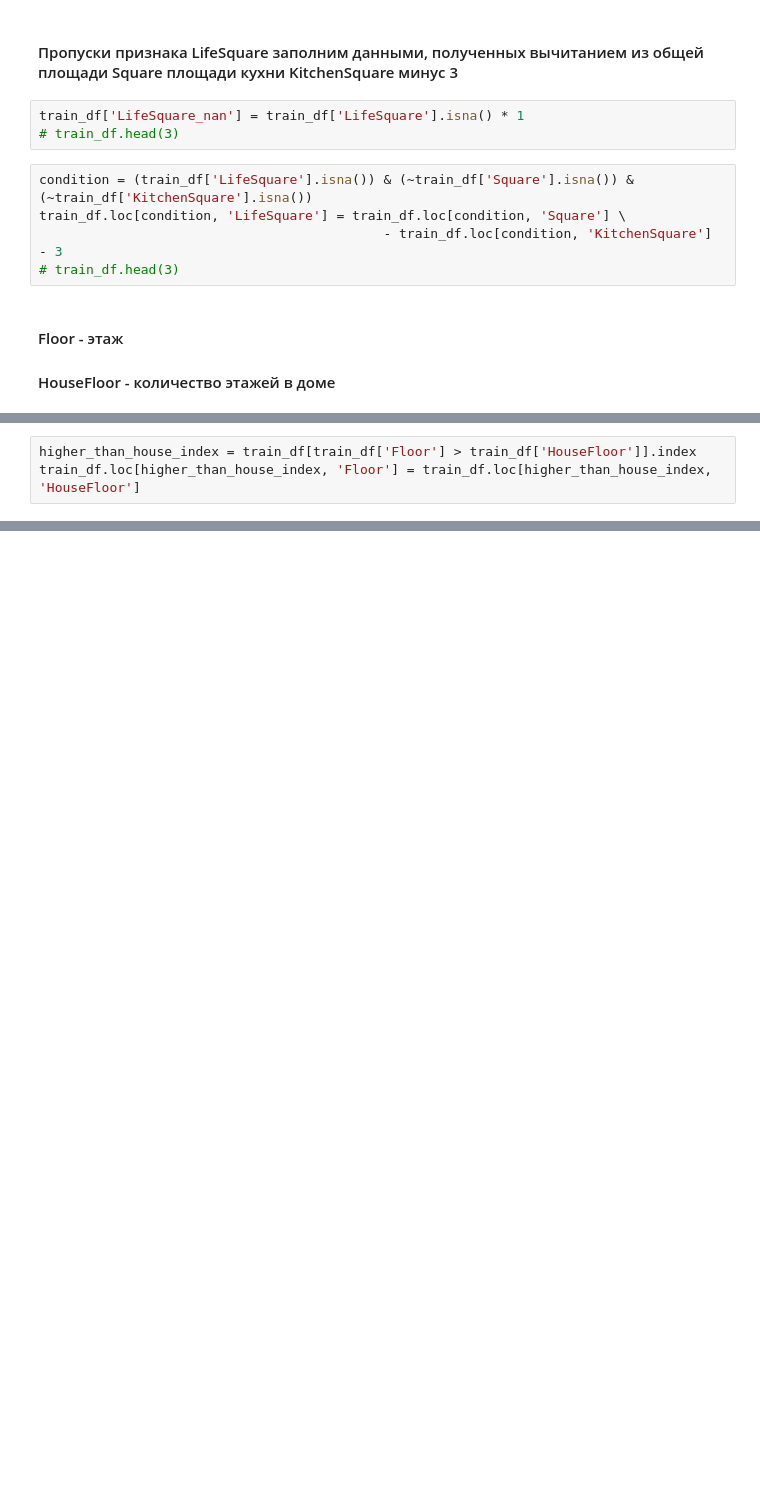
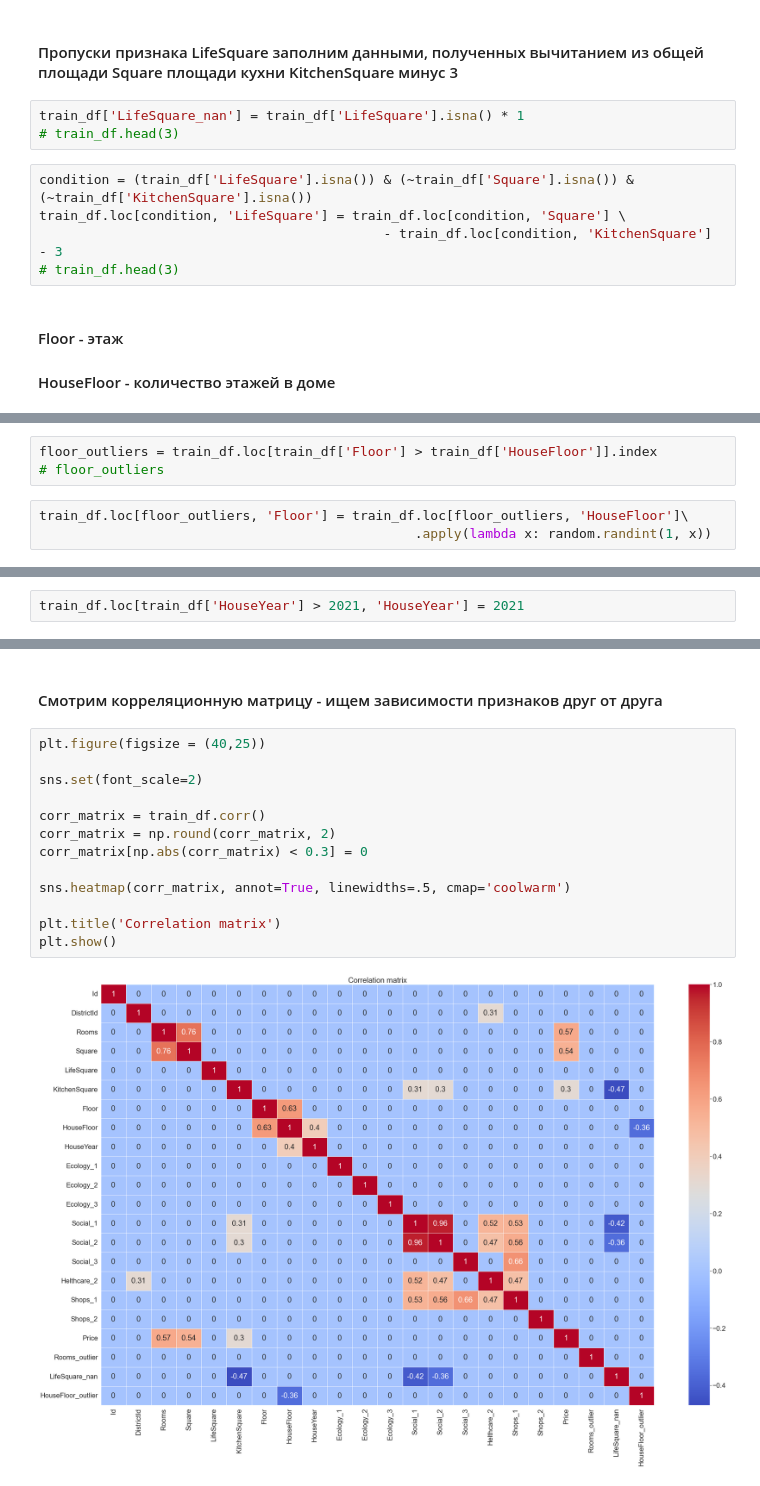
Before and after one commit to samoryad/datascience_GB, a Jupyter notebook: project_price_prediction/project_price_prediction.ipynb, the cells around one changed output, grey strips where cells are left out. Saved outputs shown, nothing was run; the diff lists cells and outputs as text; blank space fills up the shorter version.

```diff
--- a/project_price_prediction/project_price_prediction.ipynb
+++ b/project_price_prediction/project_price_prediction.ipynb
@@ -397,3 +388,9 @@ train_df.loc[train_df['HouseFloor'] == 0, 'HouseFloor'] = house_floor_med
+# %%
+floor_outliers = train_df.loc[train_df['Floor'] > train_df['HouseFloor']].index
+# floor_outliers
+# %%
+train_df.loc[floor_outliers, 'Floor'] = train_df.loc[floor_outliers, 'HouseFloor']\
+                                                .apply(lambda x: random.randint(1, x))
 # %%
 (train_df['Floor'] > train_df['HouseFloor']).sum()
 # %% [output]
@@ -405,3 +409,0 @@ train_df.loc[train_df['HouseFloor'] == 0, 'HouseFloor'] = house_floor_med
-# %%
-higher_than_house_index = train_df[train_df['Floor'] > train_df['HouseFloor']].index
-train_df.loc[higher_than_house_index, 'Floor'] = train_df.loc[higher_than_house_index, 'HouseFloor']
@@ -408 +427,3 @@ train_df.loc[higher_than_house_index, 'Floor'] = train_df.loc[higher_than_house_
+# %%
+train_df.loc[train_df['HouseYear'] > 2021, 'HouseYear'] = 2021
 # %%
@@ -459,0 +499,17 @@ Length: 357, dtype: int64
+# %% [markdown]
+#### Смотрим корреляционную матрицу - ищем зависимости признаков друг от друга
+# %%
+plt.figure(figsize = (40,25))
+
+sns.set(font_scale=2)
+
+corr_matrix = train_df.corr()
+corr_matrix = np.round(corr_matrix, 2)
+corr_matrix[np.abs(corr_matrix) < 0.3] = 0
+
+sns.heatmap(corr_matrix, annot=True, linewidths=.5, cmap='coolwarm')
+
+plt.title('Correlation matrix')
+plt.show()
+# %% [output]
+[figure, added]
```
Also changed, not shown: parts of 42 cells of this notebook.
